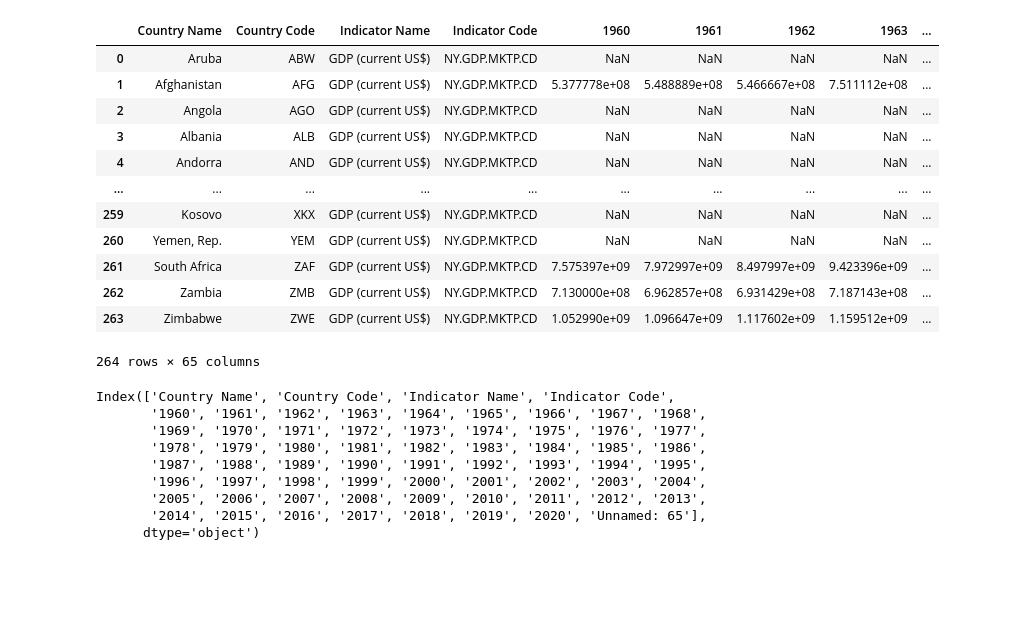
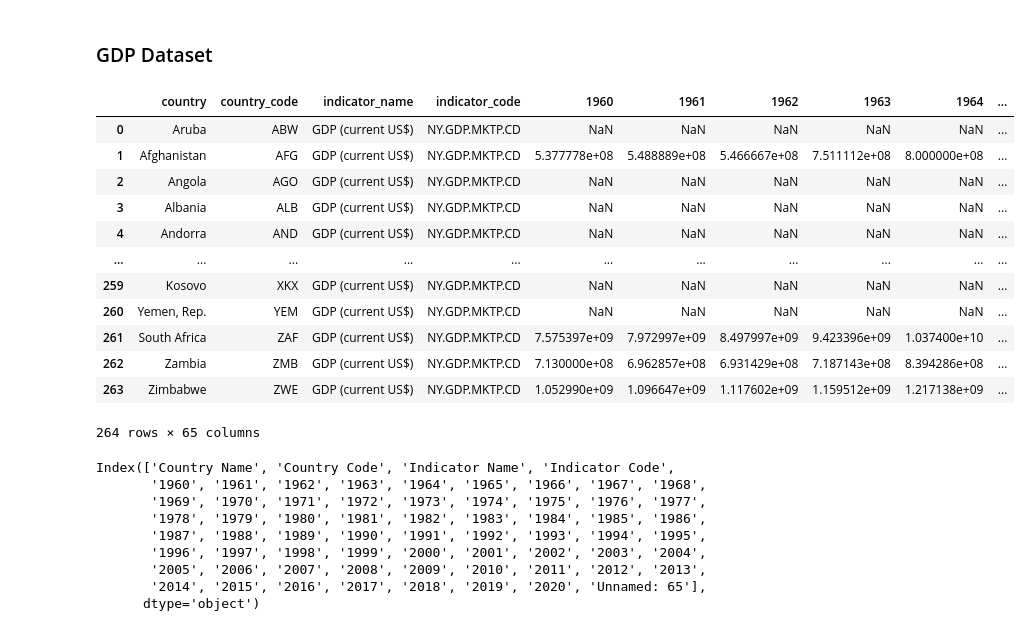
Before and after one commit to Zombobot1/FU_DB_A10, a Jupyter notebook: sandbox/missing_data_identification.ipynb, the cells around one changed output. Saved outputs shown, nothing was run; the diff lists cells and outputs as text; code cells hidden in the pictures; blank space fills up the shorter version.

```diff
--- a/sandbox/missing_data_identification.ipynb
+++ b/sandbox/missing_data_identification.ipynb
@@ -68,20 +58,27 @@ co2_emmision_df_wide
 233 rows × 60 columns
+# %% [markdown]
+### GDP Dataset
 # %%
 gdp_df_cl = gdp_df.drop('Unnamed: 65', axis=1)
+gdp_df_cl = gdp_df_cl.rename(columns={'Country Name': 'country',
+                                      'Country Code': 'country_code',
+                                      'Indicator Name': 'indicator_name',
+                                      'Indicator Code': 'indicator_code'
+                                     })
 gdp_df_cl
 # %% [output]
-|  | Country Name | Country Code | Indicator Name | Indicator Code | 1960 | 1961 | 1962 | 1963 | ... |
-| 0 | Aruba | ABW | GDP (current US$) | NY.GDP.MKTP.CD | NaN | NaN | NaN | NaN | ... |
-| 1 | Afghanistan | AFG | GDP (current US$) | NY.GDP.MKTP.CD | 5.377778e+08 | 5.488889e+08 | 5.466667e+08 | 7.511112e+08 | ... |
-| 2 | Angola | AGO | GDP (current US$) | NY.GDP.MKTP.CD | NaN | NaN | NaN | NaN | ... |
-| 3 | Albania | ALB | GDP (current US$) | NY.GDP.MKTP.CD | NaN | NaN | NaN | NaN | ... |
-| 4 | Andorra | AND | GDP (current US$) | NY.GDP.MKTP.CD | NaN | NaN | NaN | NaN | ... |
-| ... | ... | ... | ... | ... | ... | ... | ... | ... | ... |
-| 259 | Kosovo | XKX | GDP (current US$) | NY.GDP.MKTP.CD | NaN | NaN | NaN | NaN | ... |
-| 260 | Yemen, Rep. | YEM | GDP (current US$) | NY.GDP.MKTP.CD | NaN | NaN | NaN | NaN | ... |
-| 261 | South Africa | ZAF | GDP (current US$) | NY.GDP.MKTP.CD | 7.575397e+09 | 7.972997e+09 | 8.497997e+09 | 9.423396e+09 | ... |
-| 262 | Zambia | ZMB | GDP (current US$) | NY.GDP.MKTP.CD | 7.130000e+08 | 6.962857e+08 | 6.931429e+08 | 7.187143e+08 | ... |
-| 263 | Zimbabwe | ZWE | GDP (current US$) | NY.GDP.MKTP.CD | 1.052990e+09 | 1.096647e+09 | 1.117602e+09 | 1.159512e+09 | ... |
+|  | country | country_code | indicator_name | indicator_code | 1960 | 1961 | 1962 | 1963 | 1964 | ... |
+| 0 | Aruba | ABW | GDP (current US$) | NY.GDP.MKTP.CD | NaN | NaN | NaN | NaN | NaN | ... |
+| 1 | Afghanistan | AFG | GDP (current US$) | NY.GDP.MKTP.CD | 5.377778e+08 | 5.488889e+08 | 5.466667e+08 | 7.511112e+08 | 8.000000e+08 | ... |
+| 2 | Angola | AGO | GDP (current US$) | NY.GDP.MKTP.CD | NaN | NaN | NaN | NaN | NaN | ... |
+| 3 | Albania | ALB | GDP (current US$) | NY.GDP.MKTP.CD | NaN | NaN | NaN | NaN | NaN | ... |
+| 4 | Andorra | AND | GDP (current US$) | NY.GDP.MKTP.CD | NaN | NaN | NaN | NaN | NaN | ... |
+| ... | ... | ... | ... | ... | ... | ... | ... | ... | ... | ... |
+| 259 | Kosovo | XKX | GDP (current US$) | NY.GDP.MKTP.CD | NaN | NaN | NaN | NaN | NaN | ... |
+| 260 | Yemen, Rep. | YEM | GDP (current US$) | NY.GDP.MKTP.CD | NaN | NaN | NaN | NaN | NaN | ... |
+| 261 | South Africa | ZAF | GDP (current US$) | NY.GDP.MKTP.CD | 7.575397e+09 | 7.972997e+09 | 8.497997e+09 | 9.423396e+09 | 1.037400e+10 | ... |
+| 262 | Zambia | ZMB | GDP (current US$) | NY.GDP.MKTP.CD | 7.130000e+08 | 6.962857e+08 | 6.931429e+08 | 7.187143e+08 | 8.394286e+08 | ... |
+| 263 | Zimbabwe | ZWE | GDP (current US$) | NY.GDP.MKTP.CD | 1.052990e+09 | 1.096647e+09 | 1.117602e+09 | 1.159512e+09 | 1.217138e+09 | ... |
 264 rows × 65 columns
 # %%
 gdp_df.columns
```
Also changed, not shown: parts of 15 cells of this notebook, 1 other file.
